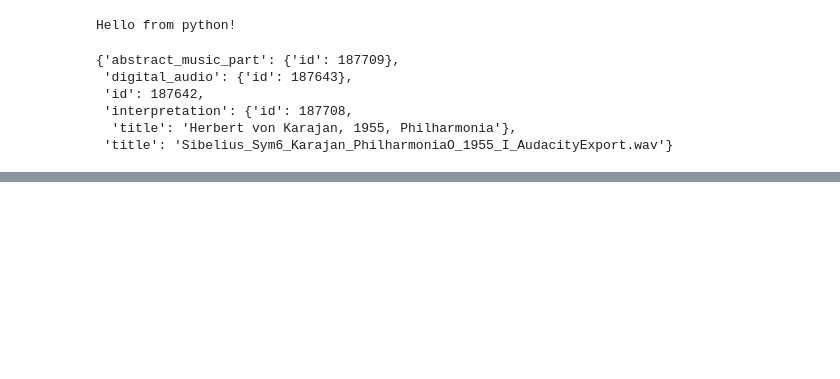
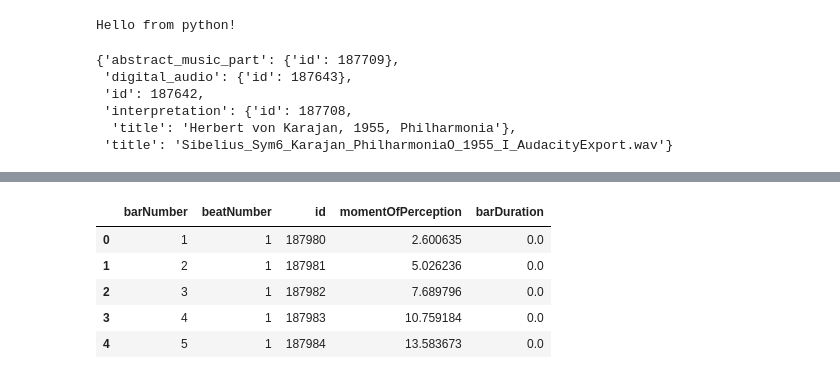
Before and after one commit to KarajanResearch/OpenMusicAnnotations, a Jupyter notebook: jupyter-omaapi/demos/Sibelius Tempocurves.ipynb, the cells around one changed output, grey strips where cells are left out. Drawn from its saved outputs; the diff is of its cells as text; code cells hidden in the pictures; blank space fills up the shorter version.

```diff
--- a/jupyter-omaapi/demos/Sibelius Tempocurves.ipynb
+++ b/jupyter-omaapi/demos/Sibelius Tempocurves.ipynb
@@ -90,0 +83,12 @@ ax.plot(time_series, np.reciprocal(previous_bar_durations))
+# %%
+# take the id of the first session
+my_session_id = sessions.dictionary()[0]["id"]
+
+# provide the id of the desired session to fetch the annotation session
+session = oma.annotation_session(my_session_id)
+# let's store the dict representation of a session to a new variable session_data
+session_data = session.dictionary()
+# and take only the annotations (they describe the beats) form the session_data
+annotations = session_data["annotations"]
+# view the first 3 elements of annotations
+annotations[0:3]
@@ -90,0 +128,10 @@ ax.plot(time_series, np.reciprocal(previous_bar_durations))
+# %%
+# loading some libraries for working with numbers and data
+import pandas as pd
+import numpy as np
+
+# pandas is nice for processing table-like data in a structure called data frame
+# search the web for pandas
+data_frame = pd.DataFrame(annotations)
+# using the head() function to show the first couple of records
+data_frame.head()
@@ -90,0 +160,17 @@ ax.plot(time_series, np.reciprocal(previous_bar_durations))
+# %%
+# add another column to the data frame.
+# how big is our data frame?
+# take one column and use shape to get the number of row
+
+column_shape = one_beats_only['id'].shape
+# use this shape with np.zeros() to create a column containing zeros
+# and apply this column to the data frame with title "barDuration"
+one_beats_only['barDuration'] = np.zeros(column_shape)
+one_beats_only.head()
+# %% [output]
+|  | barNumber | beatNumber | id | momentOfPerception | barDuration |
+| 0 | 1 | 1 | 187980 | 2.600635 | 0.0 |
+| 1 | 2 | 1 | 187981 | 5.026236 | 0.0 |
+| 2 | 3 | 1 | 187982 | 7.689796 | 0.0 |
+| 3 | 4 | 1 | 187983 | 10.759184 | 0.0 |
+| 4 | 5 | 1 | 187984 | 13.583673 | 0.0 |
```
Also changed, not shown: parts of 15 cells of this notebook, 2 other files.
